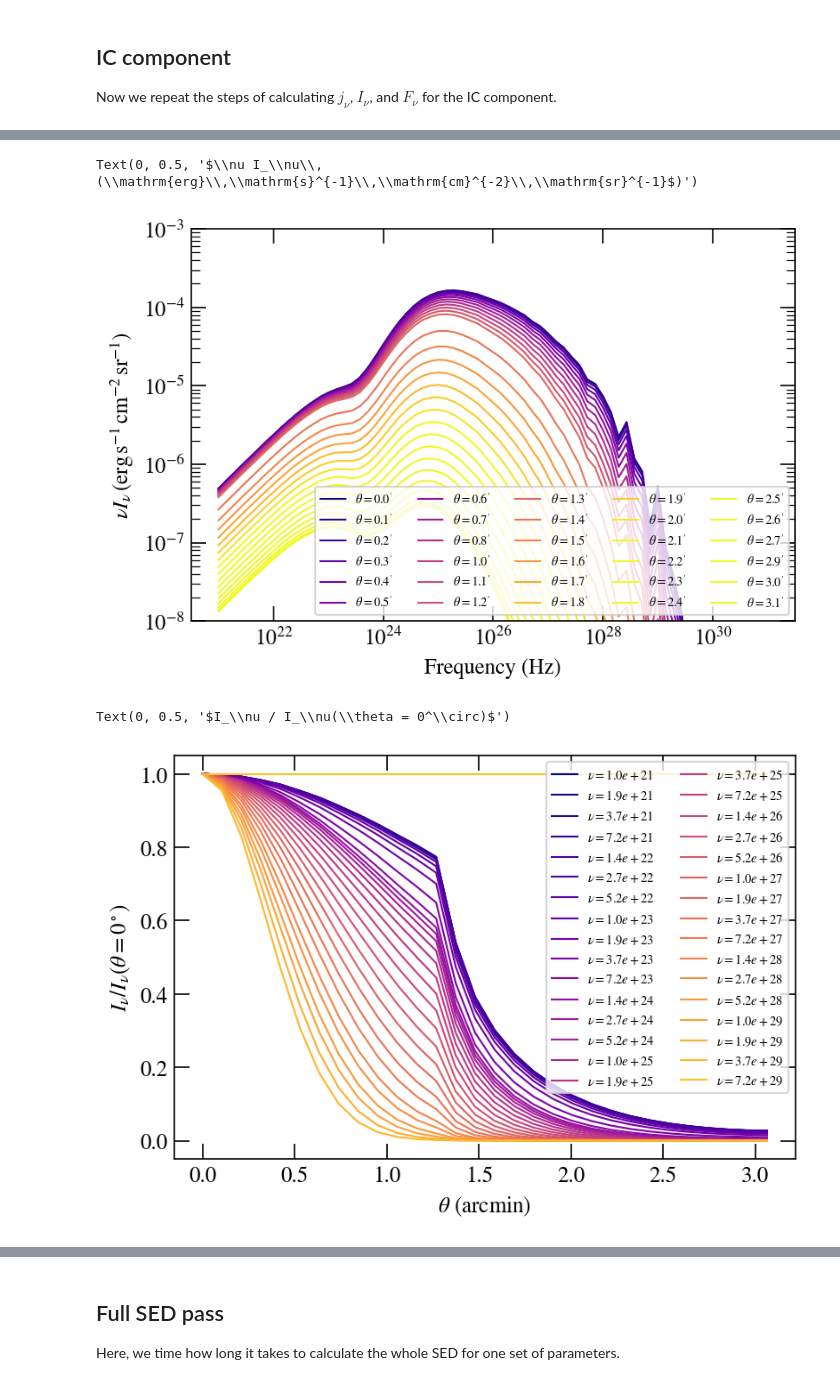
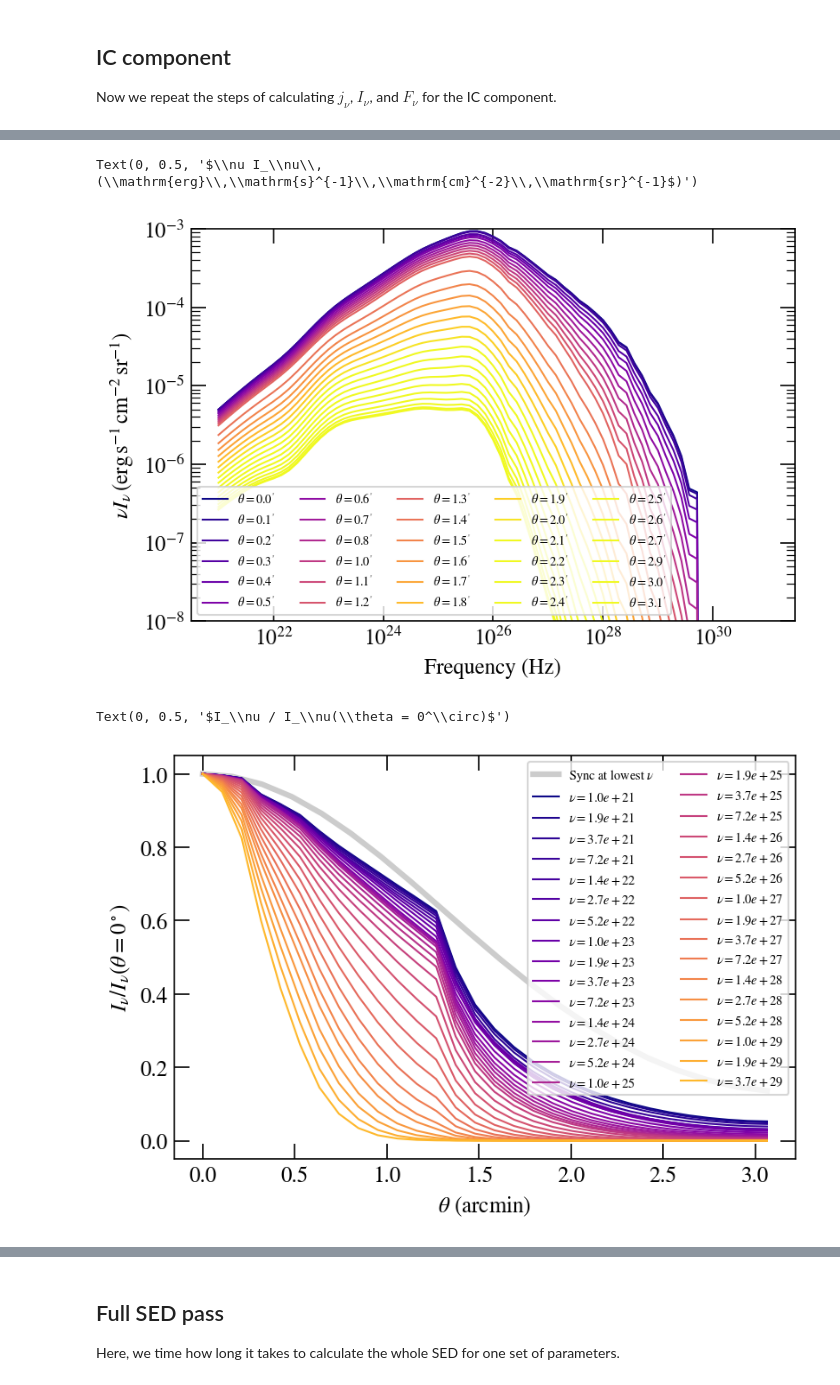
Before and after one commit to me-manu/crabmeyerpy, a Jupyter notebook: notebooks/demo_3d-new-dust.ipynb, the cells around one changed output, grey strips where cells are left out. Saved outputs shown, nothing was run; the diff lists cells and outputs as text; code cells hidden in the pictures.

Commit message:
updated extension of electron density to BPL

```diff
--- a/notebooks/demo_3d-new-dust.ipynb
+++ b/notebooks/demo_3d-new-dust.ipynb
@@ -122,11 +127,8 @@ config = {
     "Sbreak": -0.6,
     "sup_wind": 2.8,
     # spatial parameters, this is new
-    "gamma_br_const": 34e9 / m_e_eV, # below this gamma value, the nebula has constant size, in Hillas et al: 34. GeV
     "radio_size_cm": np.tan(1.35 * arcmin2rad) * d * kpc2cm,  # constant size of Gaussian below gamma_br_constant in arcmin
-    "index": -0.17,  # power-law index of energy dependency
-    "amplitude": np.tan(1.2 * arcmin2rad) * d  * kpc2cm,  # amplitude for PL spatial dependence
-    "offset": np.tan(0.15 * arcmin2rad) * d * kpc2cm,  # offset for high energies
+    "index": -0.14,  # power-law index of energy dependency
     "dust_T": 97.6,
     "dust_norm": 1.0e-17,  # for new dust function
     "dust_extension": np.tan(1.3 * arcmin2rad) * d * kpc2cm,  # extension of nebula in FIR from dust
@@ -220,8 +245,6 @@ ssc.j_dust = j_dust_carbon_shell
 ssc.parameters['dust_norm'] = 3e32
 ssc.parameters['dust_T'] = 151.
 
-ssc.parameters['dust_l_min'] = 1e-3
-ssc.parameters['dust_l_max'] = 1e-1
 ssc.parameters['dust_T1'] = 151.
 ssc.parameters['dust_T2'] = 37.
 ssc.parameters['log10_M1'] = -4.37
@@ -447,9 +464,9 @@ r1_steps = 65   # steps for integration over radius, see Atoyan & Aharonian (199
 ssc.integration_mode = "numba_piecewise"  # fastest mode of integration
 ssc.use_fast_interp = True  # fastest mode of interpolation; also used to interpolate the photon densities
 
-ssc.ic_sync = False
+ssc.ic_sync = True
 ssc.ic_dust = True
-ssc.ic_cmb = False
+ssc.ic_cmb = True
 
 ssc.parameters["dust_T"] = 151.
 
@@ -569,27 +565,36 @@ plt.xlabel("Frequency (Hz)")
 plt.ylabel(r"$\nu I_\nu\,(\mathrm{erg}\,\mathrm{s}^{-1}\,\mathrm{cm}^{-2}\,\mathrm{sr}^{-1}$)")
 # %% [output]
 Text(0, 0.5, '$\\nu I_\\nu\\,(\\mathrm{erg}\\,\\mathrm{s}^{-1}\\,\\mathrm{cm}^{-2}\\,\\mathrm{sr}^{-1}$)')
-[figure, old version]
+[figure, new version]
 # %%
 # intensity form factor for different frequencies
+plt.figure(dpi=150)
 
-plt.figure(dpi=150)
-for i, n in enumerate(nu_ic[:-7]):
+plt.plot(theta_arcmin, I_nu_sync[0, :] / I_nu_sync[0, 0],
+         label=r"Sync at lowest $\nu$",
+         color="0.8",
+         lw=3
+        )
+# comment: if IC scattering only on CMB: Intensity resembles that
+# of sync emission as it is only given by electron density.
+# highest IC freqs don't work numerically.
+
+for i, n in enumerate(nu_ic[:-10]):
     if i % 2:
         continue
 
     plt.plot(theta_arcmin_ic, I_nu_ic[i, :] / I_nu_ic[i, 0],
                color=plt.cm.plasma(i / float(nu_ic.size)),
                label=r"$\nu={0:.1e}$".format(n),
                lw=1
             )
 
 plt.legend(ncol=2, fontsize='x-small')
 plt.xlabel(r"$\theta$ (arcmin)")
 plt.ylabel(r"$I_\nu / I_\nu(\theta = 0^\circ)$")
 # %% [output]
 Text(0, 0.5, '$I_\\nu / I_\\nu(\\theta = 0^\\circ)$')
-[figure, old version]
+[figure, new version]
 # %%
 f_nu_ic = ssc.flux(nu_ic, theta_edges=[theta_arcmin[0], theta_arcmin[-1]],
                    which='ic',
```
Also changed, not shown: parts of 21 cells of this notebook, 3 other files.
